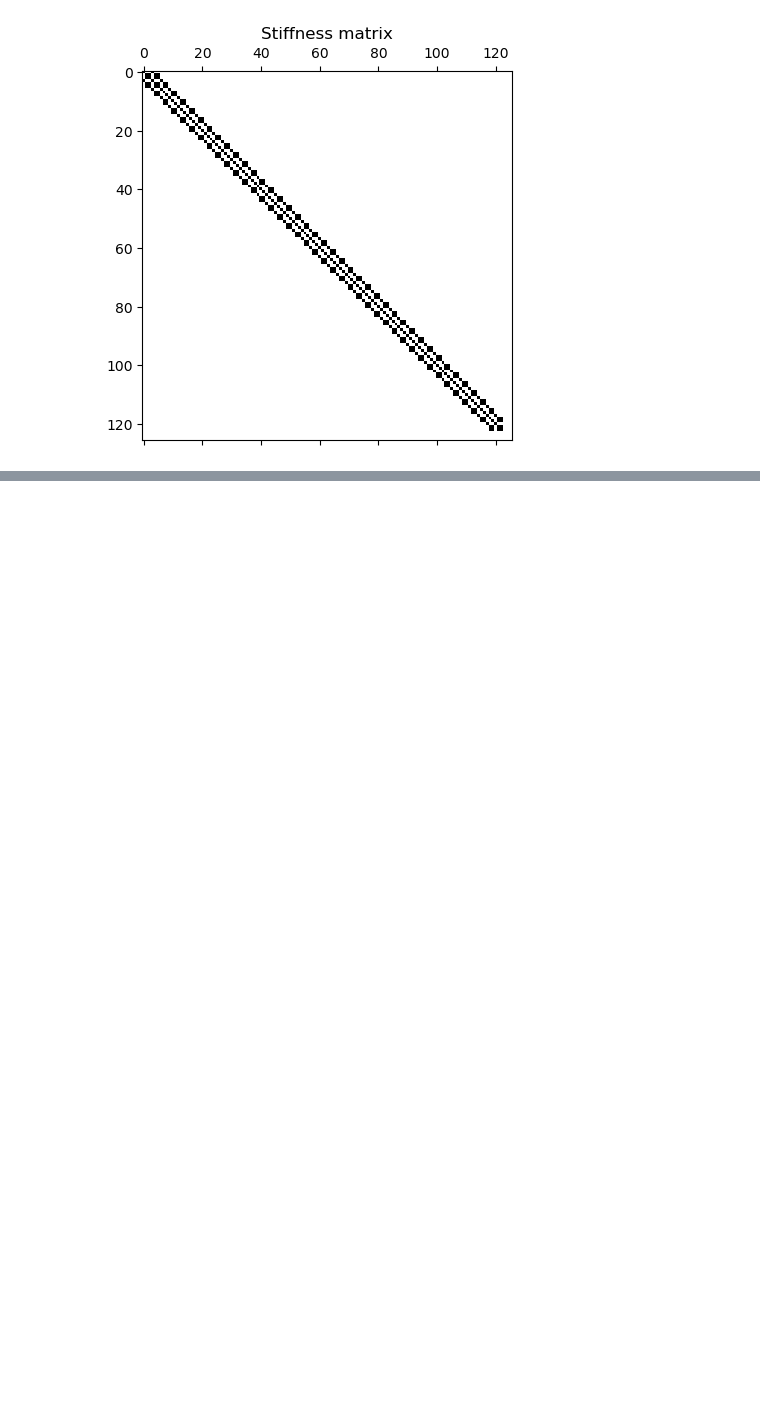
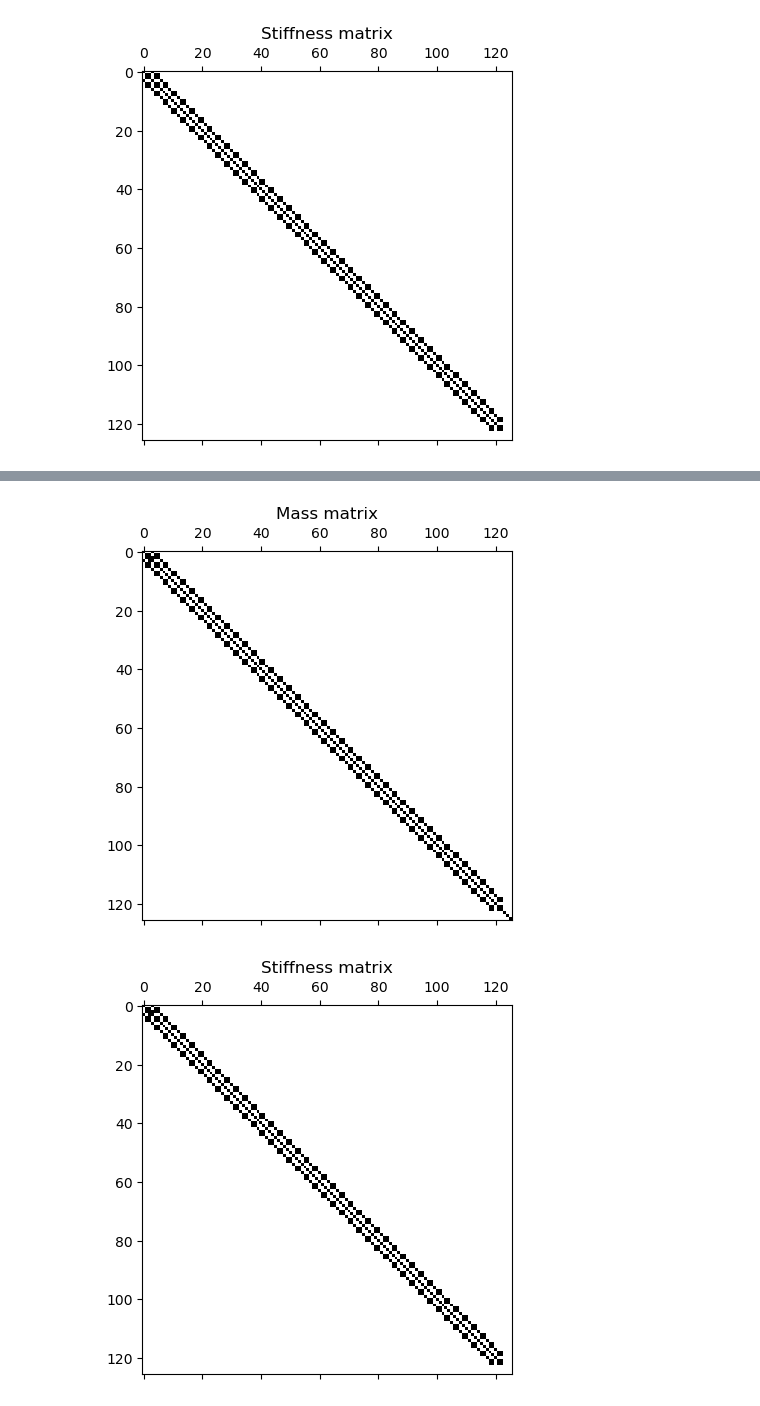
Before and after one commit to carolinaprucha/CIEM4210-Computational-Modelling, a Jupyter notebook: FOWT_FEM.ipynb, the cells around one changed output, grey strips where cells are left out. Saved outputs shown, nothing was run; the diff lists cells and outputs as text; code cells hidden in the pictures; blank space fills up the shorter version.

```diff
--- a/FOWT_FEM.ipynb
+++ b/FOWT_FEM.ipynb
@@ -138,6 +137,9 @@ M[2, 2] += I_spar
 
 
 #add RNA point mass
+I_RNA = 115926000  # [kg·m²] from OC3
+M[3*n_nodes+2, 3*n_nodes+2] += I_RNA
+
 M[3*n_nodes, 3*n_nodes] += Mass_RNA
 M[3*n_nodes+1, 3*n_nodes+1] += Mass_RNA
 # %%
@@ -214,0 +265,30 @@ Hydrostatic stiffness in pitch:  -410979807.2359927 N.m/rad
+# %%
+# Look at the matrix structure
+plt.figure()
+plt.spy(M)
+plt.title("Mass matrix")
+plt.figure()
+plt.spy(K)
+plt.title("Stiffness matrix")
+# Zoom into top-left corner (floater + tower base coupling)
+fig, axes = plt.subplots(1, 2, figsize=(10, 5))
+axes[0].spy(M[:12, :12])
+axes[0].set_title("Mass matrix - top-left 12x12")
+axes[1].spy(K[:12, :12])
+axes[1].set_title("Stiffness matrix - top-left 12x12")
+plt.tight_layout()
+plt.show()
+
+
+# Zoom into middle (around node 20, middle of tower)
+mid = 3 * (nNode // 2)
+fig, axes = plt.subplots(1, 2, figsize=(10, 5))
+axes[0].spy(M[mid-6:mid+6, mid-6:mid+6])
+axes[0].set_title("Mass matrix - middle")
+axes[1].spy(K[mid-6:mid+6, mid-6:mid+6])
+axes[1].set_title("Stiffness matrix - middle")
+plt.tight_layout()
+plt.show()
+# %% [output]
+[figure, added]
+[figure, added]
```
Also changed, not shown: parts of 9 cells of this notebook, 1 other file.
